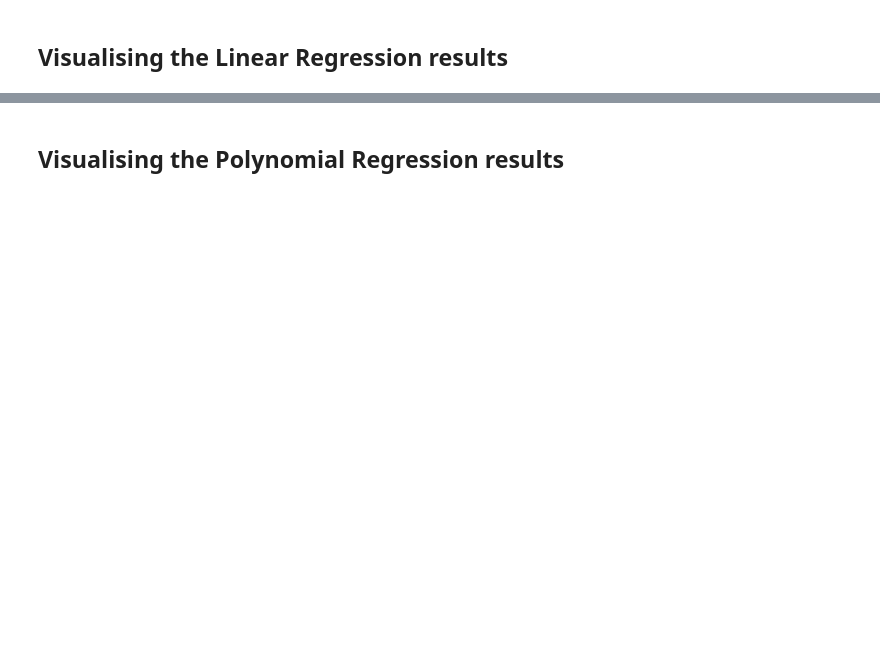
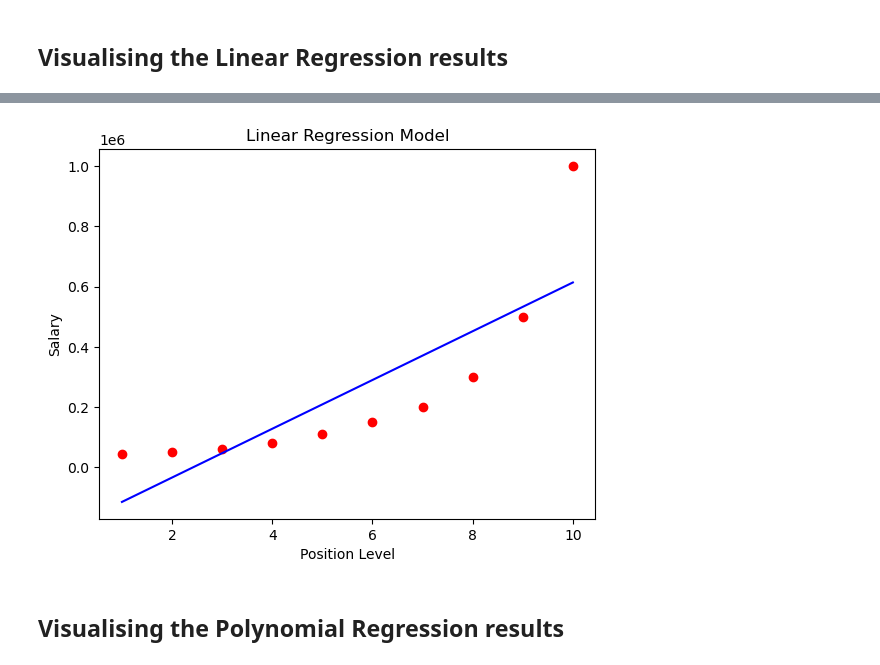
Before and after one commit to kennethcollins138/positional_salary_predictor, a Jupyter notebook: polynomial_regression.ipynb, the cells around one changed output, grey strips where cells are left out. Drawn from its saved outputs; the diff is of its cells as text; code cells hidden in the pictures; blank space fills up the shorter version.

Commit message:
Finished Building simple model

```diff
--- a/polynomial_regression.ipynb
+++ b/polynomial_regression.ipynb
@@ -19,0 +17,4 @@ LinearRegression(copy_X=True, fit_intercept=True, n_jobs=None, normalize=False)
+# %%
+from sklearn.linear_model import LinearRegression
+lin_reg = LinearRegression()
+lin_reg.fit(X, y) #didn't split into training and test set since we don't have enough data
@@ -24,0 +25,6 @@ LinearRegression(copy_X=True, fit_intercept=True, n_jobs=None, normalize=False)
+# %%
+from sklearn.preprocessing import PolynomialFeatures
+poly_reg = PolynomialFeatures(degree = 2) #degree is the power of the polynomial
+X_poly = poly_reg.fit_transform(X) #transforms matrix of single feature into matrix of feature and its powers
+lin_reg_2 = LinearRegression()
+lin_reg_2.fit(X_poly, y)
@@ -30,2 +35,11 @@ LinearRegression(copy_X=True, fit_intercept=True, n_jobs=None, normalize=False)
+# %%
+plt.scatter(X, y, color='red')
+plt.plot(X, lin_reg.predict(X), color='blue')
+plt.title('Linear Regression Model')
+plt.xlabel('Position Level')
+plt.ylabel('Salary')
+plt.show()
+# %% [output]
+[figure, added]
 # %% [markdown]
 ## Visualising the Polynomial Regression results
```
Also changed, not shown: parts of 15 cells of this notebook.
